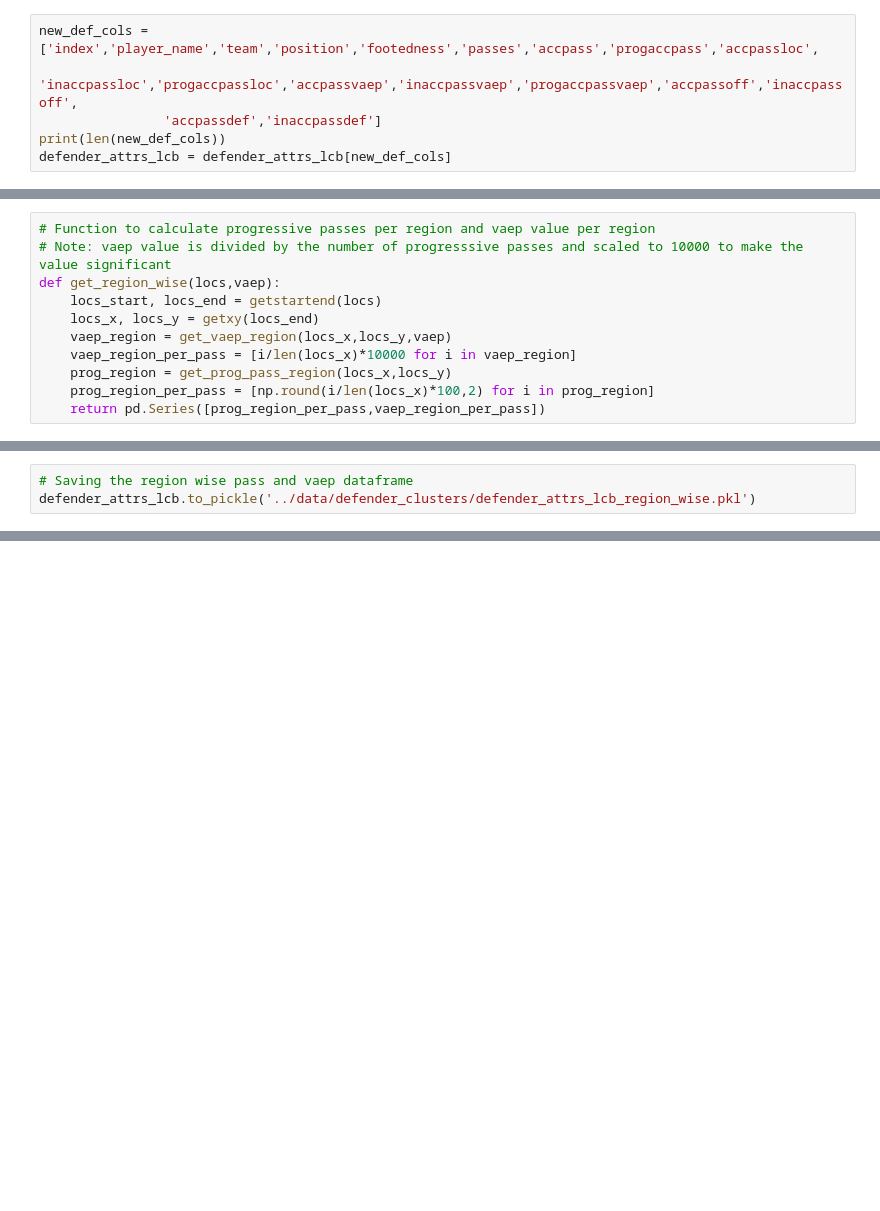
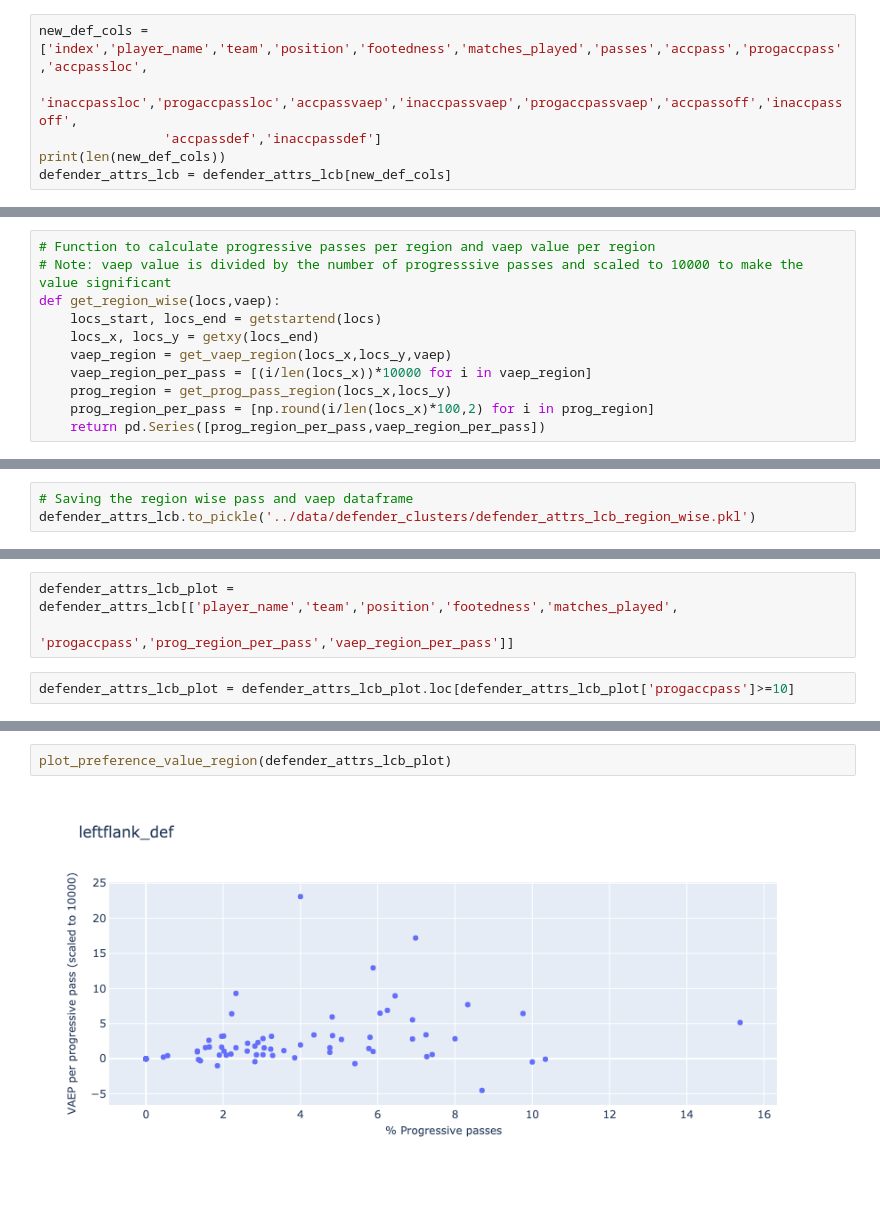
Before and after one commit to grovershreyf9t/FootballPlayerFootedness, a Jupyter notebook: code/footedness - defender_wise_prog_vaep_regionwise.ipynb, the cells around one changed output, grey strips where cells are left out. Cells and saved outputs as stored; diff of their text form; blank space fills up the shorter version.

Commit message:
Adding progressive pass and vaep plots

```diff
--- a/code/footedness - defender_wise_prog_vaep_regionwise.ipynb
+++ b/code/footedness - defender_wise_prog_vaep_regionwise.ipynb
@@ -89,5 +90,5 @@ len(def_cols)
 # %%
-new_def_cols = ['index','player_name','team','position','footedness','passes','accpass','progaccpass','accpassloc',
+new_def_cols = ['index','player_name','team','position','footedness','matches_played','passes','accpass','progaccpass','accpassloc',
                 'inaccpassloc','progaccpassloc','accpassvaep','inaccpassvaep','progaccpassvaep','accpassoff','inaccpassoff',
                 'accpassdef','inaccpassdef']
 print(len(new_def_cols))
@@ -193,7 +194,7 @@ def get_region_wise(locs,vaep):
     locs_start, locs_end = getstartend(locs)
     locs_x, locs_y = getxy(locs_end)
     vaep_region = get_vaep_region(locs_x,locs_y,vaep)
-    vaep_region_per_pass = [i/len(locs_x)*10000 for i in vaep_region]
+    vaep_region_per_pass = [(i/len(locs_x))*10000 for i in vaep_region]
     prog_region = get_prog_pass_region(locs_x,locs_y)
     prog_region_per_pass = [np.round(i/len(locs_x)*100,2) for i in prog_region]
     return pd.Series([prog_region_per_pass,vaep_region_per_pass])
@@ -213,0 +225,5 @@ defender_attrs_lcb.to_pickle('../data/defender_clusters/defender_attrs_lcb_regio
+# %%
+defender_attrs_lcb_plot = defender_attrs_lcb[['player_name','team','position','footedness','matches_played',
+                                                 'progaccpass','prog_region_per_pass','vaep_region_per_pass']]
+# %%
+defender_attrs_lcb_plot = defender_attrs_lcb_plot.loc[defender_attrs_lcb_plot['progaccpass']>=10]
@@ -213,0 +275,4 @@ defender_attrs_lcb.to_pickle('../data/defender_clusters/defender_attrs_lcb_regio
+# %%
+plot_preference_value_region(defender_attrs_lcb_plot)
+# %% [output]
+[figure, added]
```
Also changed, not shown: parts of 10 cells of this notebook, 4 other files.
